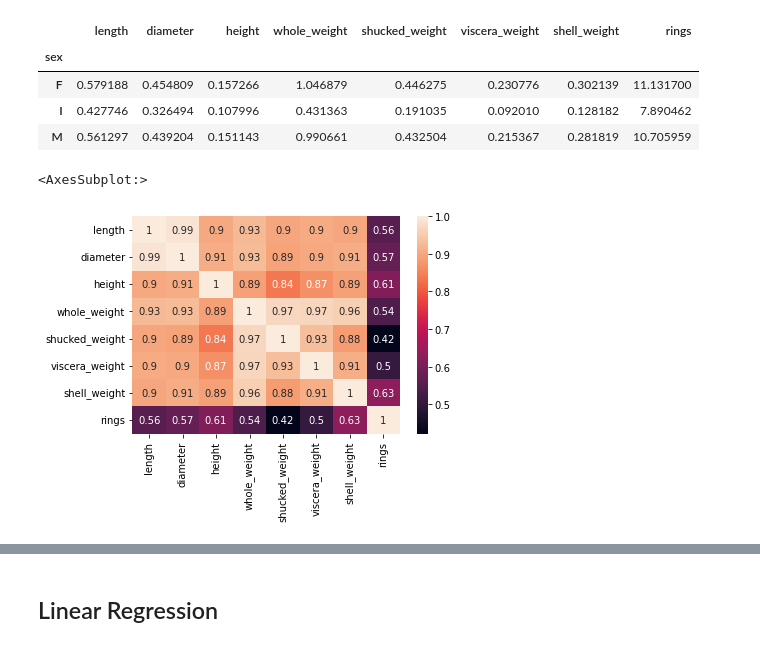
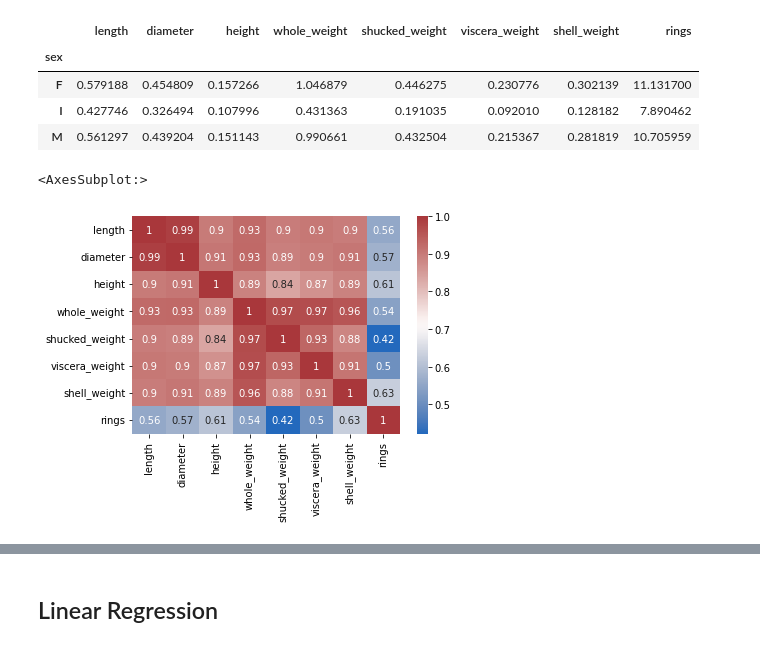
Before and after one commit to Phyvoz/DS_project, a Jupyter notebook: project.ipynb, the cells around one changed output, grey strips where cells are left out. Saved outputs shown, nothing was run; the diff lists cells and outputs as text; code cells hidden in the pictures.

```diff
--- a/project.ipynb
+++ b/project.ipynb
@@ -124,8 +137,8 @@ df.groupby('sex').mean()
 | I | 0.427746 | 0.326494 | 0.107996 | 0.431363 | 0.191035 | 0.092010 | 0.128182 | 7.890462 |
 | M | 0.561297 | 0.439204 | 0.151143 | 0.990661 | 0.432504 | 0.215367 | 0.281819 | 10.705959 |
 # %%
-sns.heatmap(df.corr(), annot=True)
+sns.heatmap(df.corr(), annot=True, cmap='vlag')
 # %% [output]
 <AxesSubplot:>
-[figure, old version]
+[figure, new version]
 # %%
```
Also changed, not shown: parts of 13 cells of this notebook.
